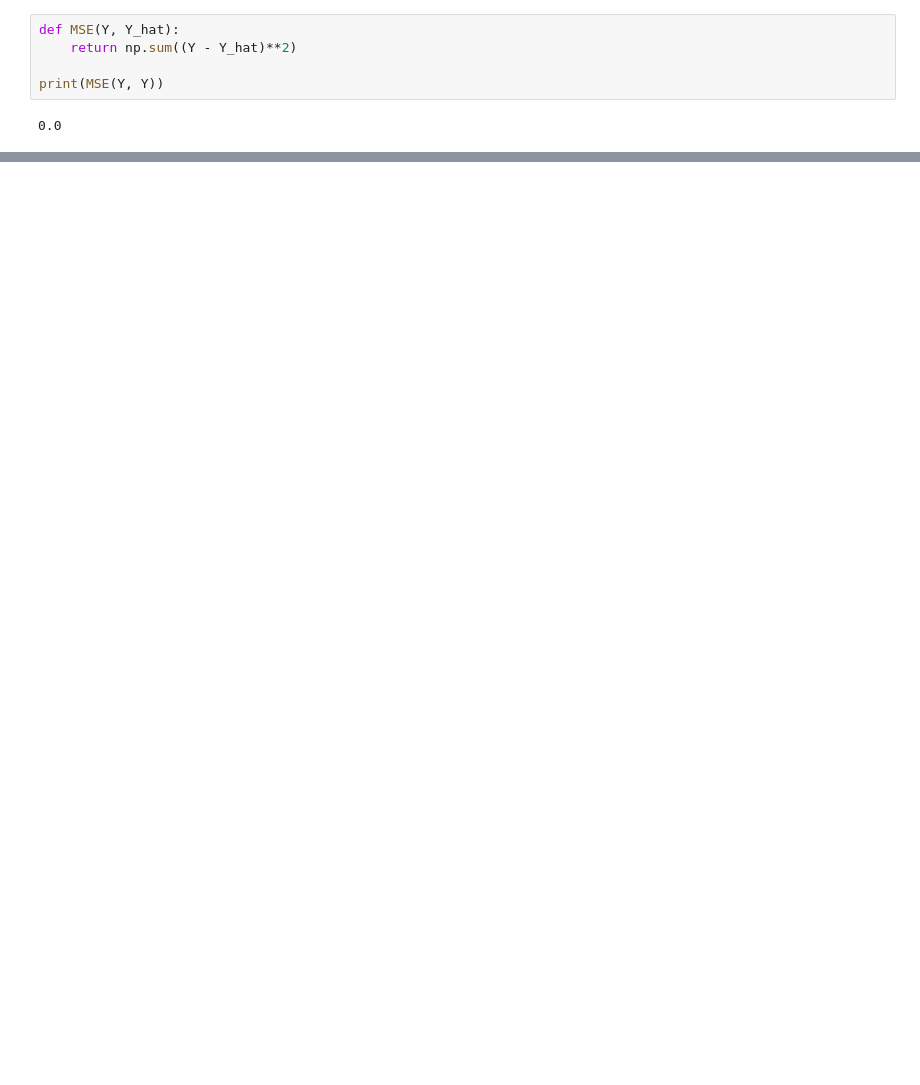
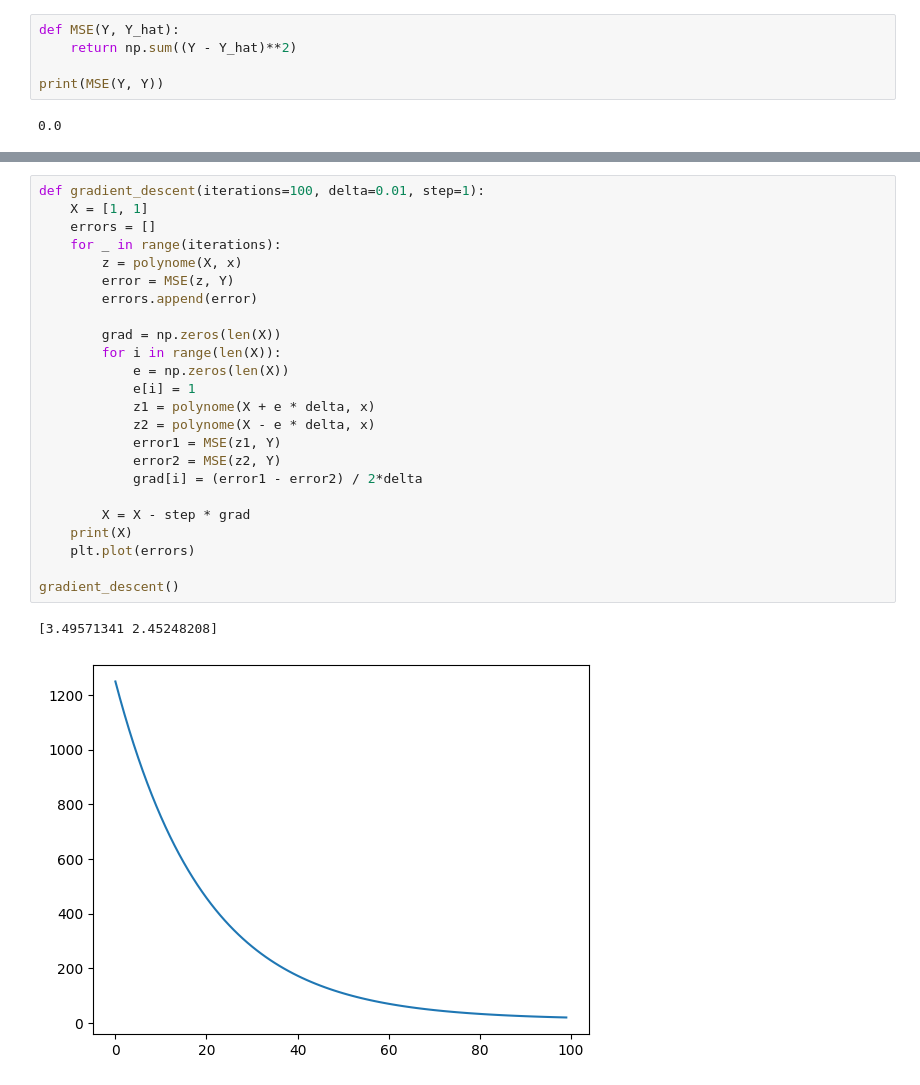
Before and after one commit to quentinchichery/levenberg-marquardt, a Jupyter notebook: levenberg-marquardt.ipynb, the cells around one changed output, grey strips where cells are left out. Saved outputs shown, nothing was run; the diff lists cells and outputs as text; blank space fills up the shorter version.

Commit message:
gradient descent function

```diff
--- a/levenberg-marquardt.ipynb
+++ b/levenberg-marquardt.ipynb
@@ -46,0 +50,27 @@ surf = ax.plot_surface(b, a, errors, cmap=cm.coolwarm,
+# %%
+def gradient_descent(iterations=100, delta=0.01, step=1):
+    X = [1, 1]
+    errors = []
+    for _ in range(iterations):
+        z = polynome(X, x)
+        error = MSE(z, Y)
+        errors.append(error)
+
+        grad = np.zeros(len(X))
+        for i in range(len(X)):
+            e = np.zeros(len(X))
+            e[i] = 1
+            z1 = polynome(X + e * delta, x)
+            z2 = polynome(X - e * delta, x)
+            error1 = MSE(z1, Y)
+            error2 = MSE(z2, Y)
+            grad[i] = (error1 - error2) / 2*delta
+
+        X = X - step * grad
+    print(X)
+    plt.plot(errors)
+
+gradient_descent()
+# %% [output]
+[3.49571341 2.45248208]
+[figure, added]
```
Also changed, not shown: parts of 2 cells of this notebook.
